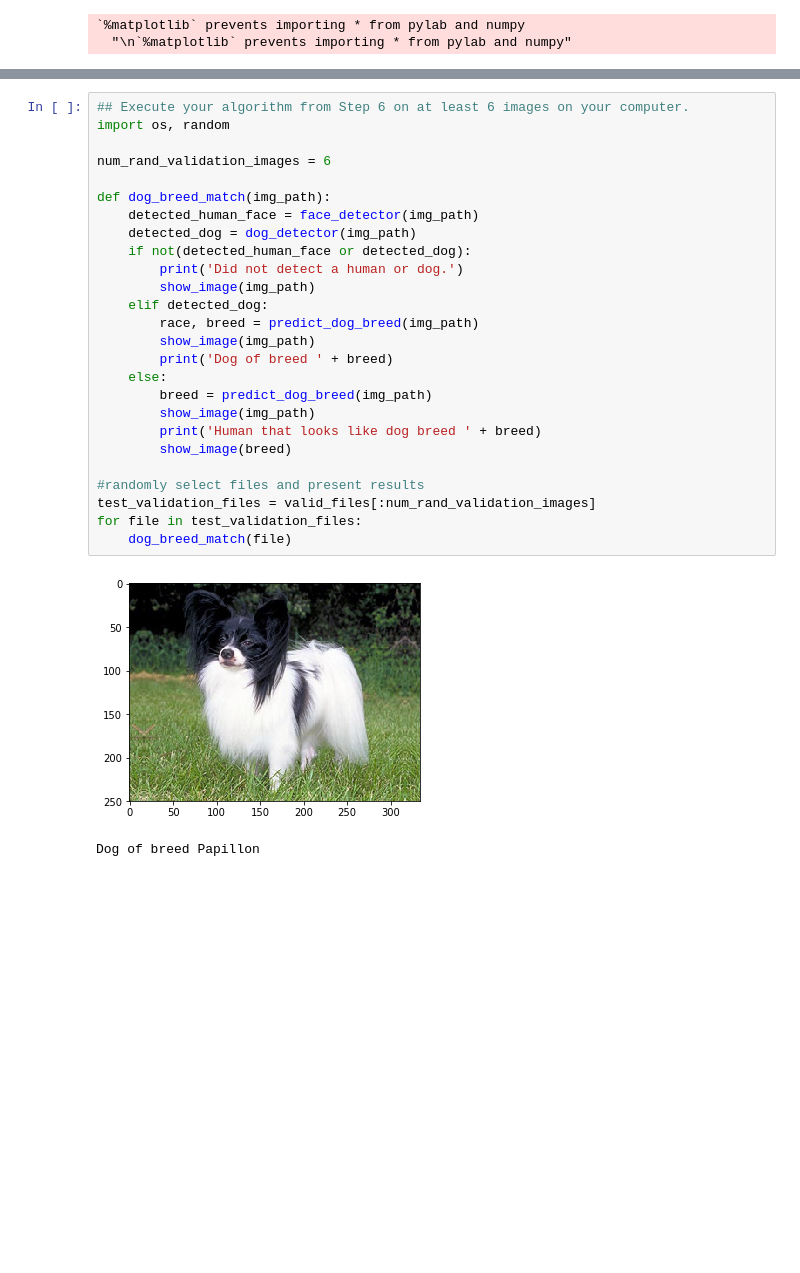
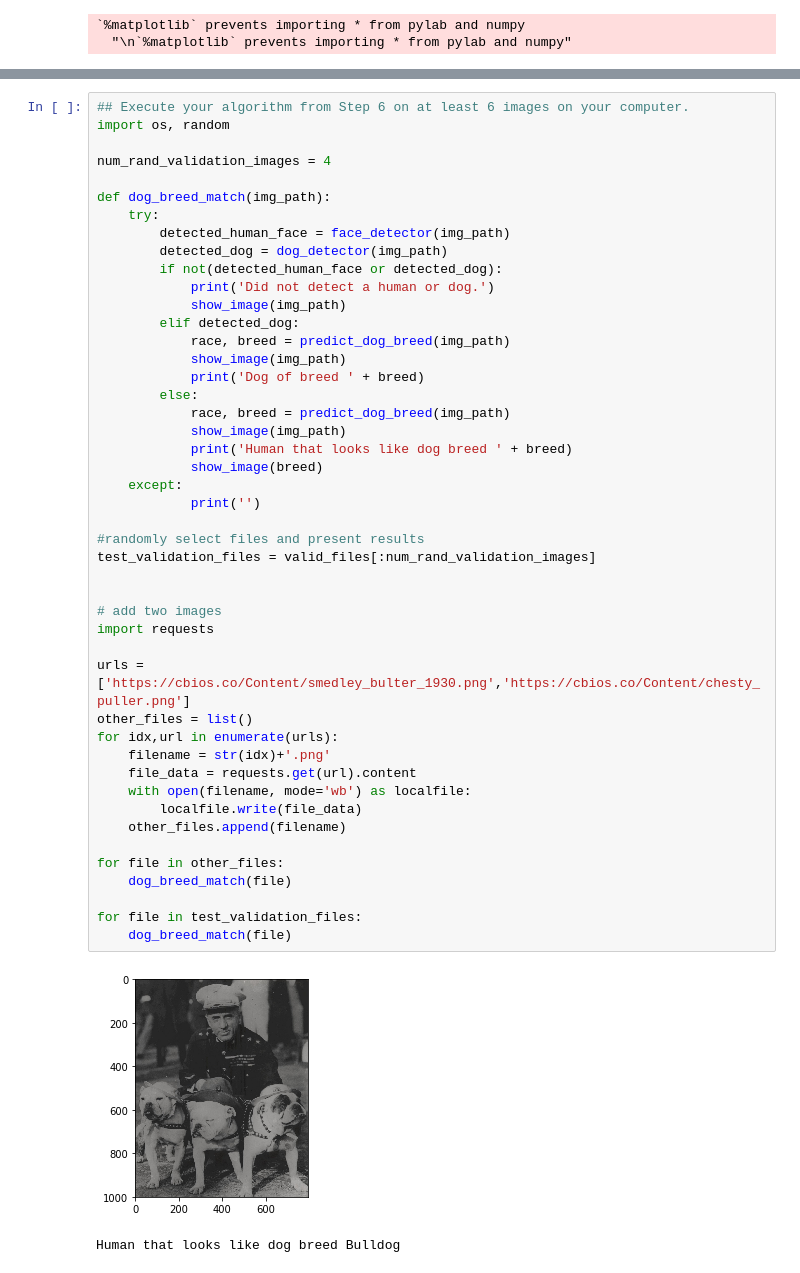
Before and after one commit to ricklentz/dog-project, a Jupyter notebook: dog_app.ipynb, the cells around one changed output, grey strips where cells are left out. Cells and saved outputs as stored; diff of their text form; blank space fills up the shorter version.

```diff
--- a/dog_app.ipynb
+++ b/dog_app.ipynb
@@ -1164,29 +1181,49 @@ __Answer:__ It is better.  I would like to use augmented training to add greater
 # %%
 ## Execute your algorithm from Step 6 on at least 6 images on your computer.
 import os, random
 
-num_rand_validation_images = 6
+num_rand_validation_images = 4
 
 def dog_breed_match(img_path):
-    detected_human_face = face_detector(img_path)
-    detected_dog = dog_detector(img_path)
-    if not(detected_human_face or detected_dog):
-        print('Did not detect a human or dog.')
-        show_image(img_path)
-    elif detected_dog:
-        race, breed = predict_dog_breed(img_path)
-        show_image(img_path)
-        print('Dog of breed ' + breed)
-    else:
-        breed = predict_dog_breed(img_path)
-        show_image(img_path)
-        print('Human that looks like dog breed ' + breed)
-        show_image(breed)
+    try:
+        detected_human_face = face_detector(img_path)
+        detected_dog = dog_detector(img_path)
+        if not(detected_human_face or detected_dog):
+            print('Did not detect a human or dog.')
+            show_image(img_path)
+        elif detected_dog:
+            race, breed = predict_dog_breed(img_path)
+            show_image(img_path)
+            print('Dog of breed ' + breed)
+        else:
+            race, breed = predict_dog_breed(img_path)
+            show_image(img_path)
+            print('Human that looks like dog breed ' + breed)
+            show_image(breed)
+    except:
+            print('')
 
 #randomly select files and present results
 test_validation_files = valid_files[:num_rand_validation_images]
+
+
+# add two images
+import requests
+
+urls = ['https://cbios.co/Content/smedley_bulter_1930.png','https://cbios.co/Content/chesty_puller.png']
+other_files = list()
+for idx,url in enumerate(urls):
+    filename = str(idx)+'.png'
+    file_data = requests.get(url).content
+    with open(filename, mode='wb') as localfile:
+        localfile.write(file_data)
+    other_files.append(filename)
+
+for file in other_files:
+    dog_breed_match(file)
+
 for file in test_validation_files:
     dog_breed_match(file)
 # %% [output]
-[figure, old version]
+[figure, new version]
-Dog of breed Papillon
+Human that looks like dog breed Bulldog
```
Also changed, not shown: parts of 14 cells of this notebook, 1 other file.
